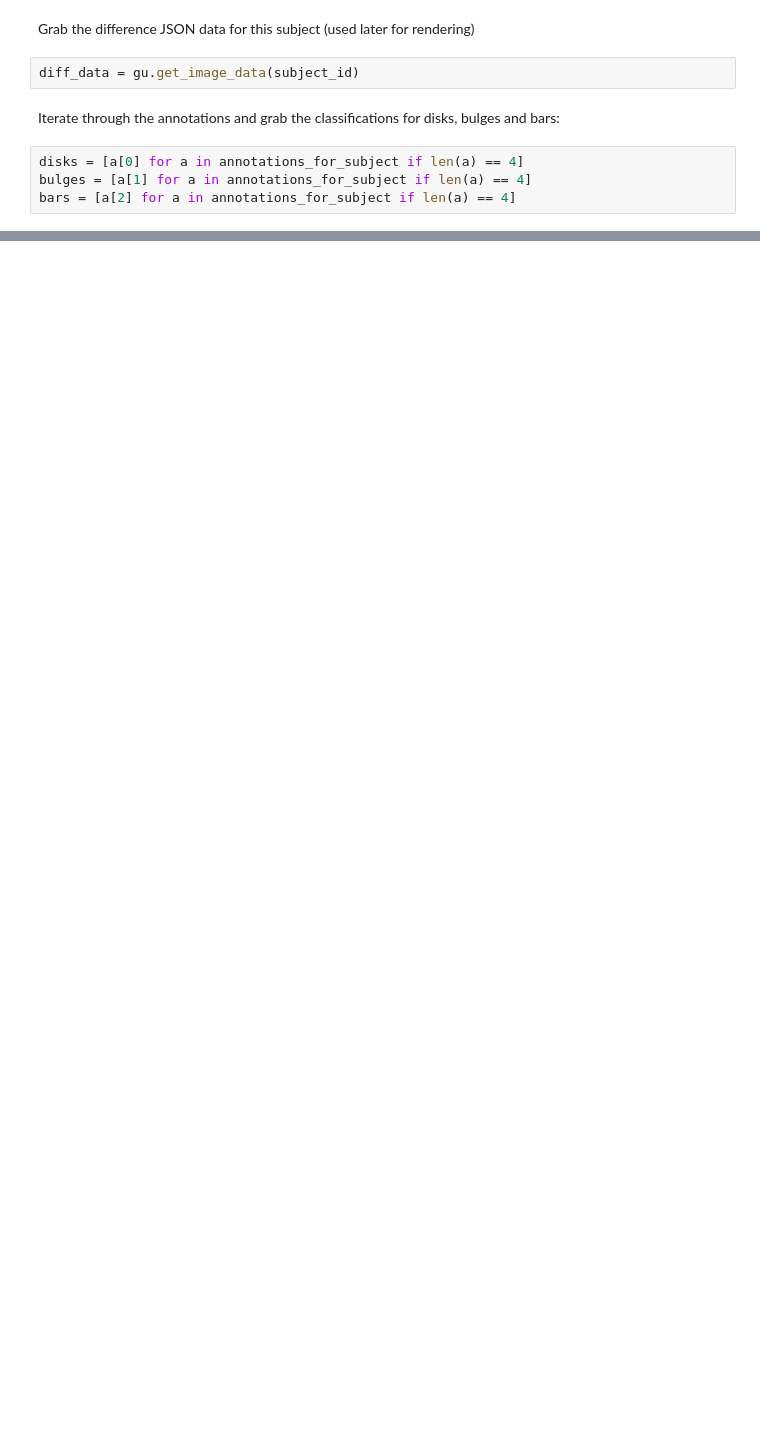
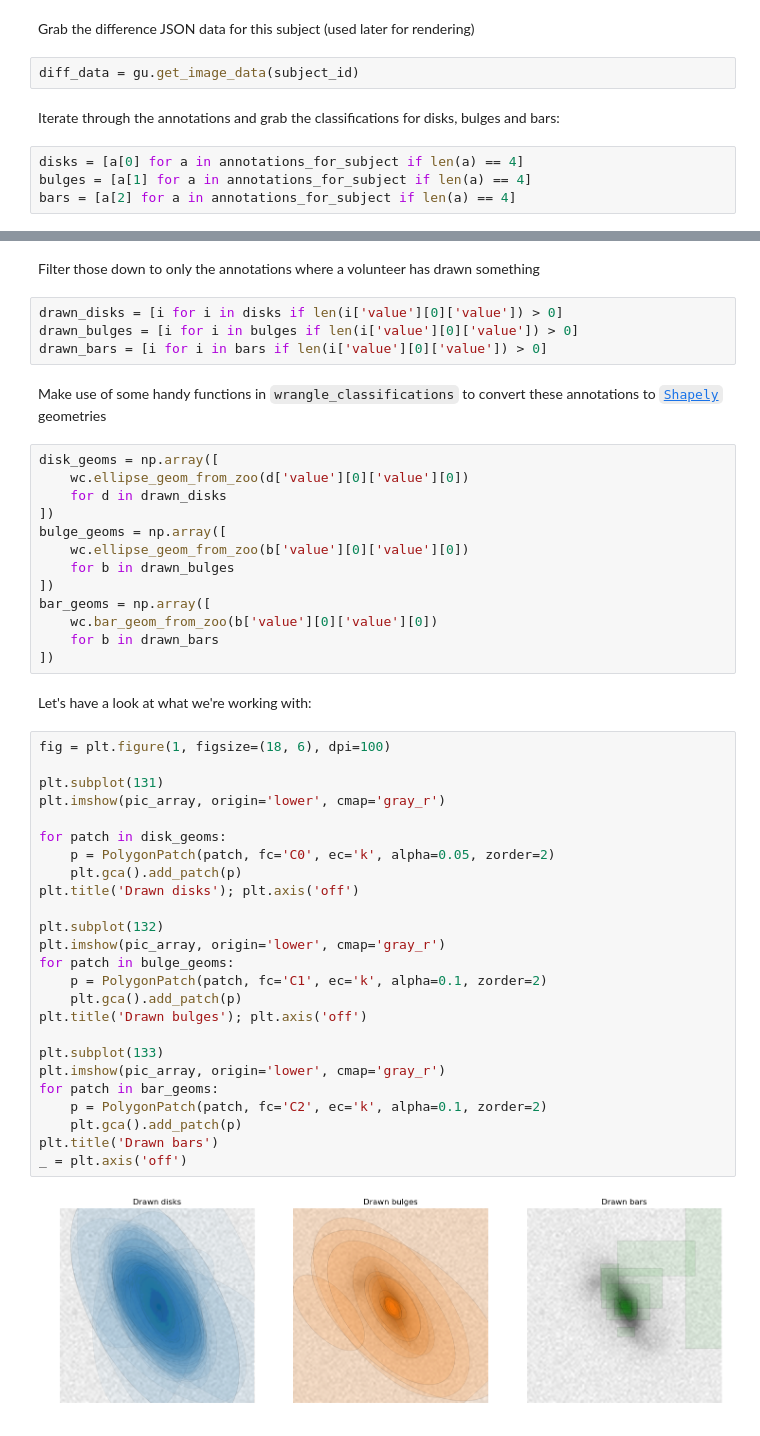
Before and after one commit to tingard/Galaxy-builder-aggregation, a Jupyter notebook: component-clustering/cluster-bulge-disk.ipynb, the cells around one changed output, grey strips where cells are left out. Drawn from its saved outputs; the diff is of its cells as text; blank space fills up the shorter version.

```diff
--- a/component-clustering/cluster-bulge-disk.ipynb
+++ b/component-clustering/cluster-bulge-disk.ipynb
@@ -573,0 +80,50 @@ _ = pm.display('clustered_components', f)
+# %% [markdown]
+Filter those down to only the annotations where a volunteer has drawn something
+# %%
+drawn_disks = [i for i in disks if len(i['value'][0]['value']) > 0]
+drawn_bulges = [i for i in bulges if len(i['value'][0]['value']) > 0]
+drawn_bars = [i for i in bars if len(i['value'][0]['value']) > 0]
+# %% [markdown]
+Make use of some handy functions in `wrangle_classifications` to convert these annotations to [`Shapely`](https://shapely.readthedocs.io/en/stable/) geometries
+# %%
+disk_geoms = np.array([
+    wc.ellipse_geom_from_zoo(d['value'][0]['value'][0])
+    for d in drawn_disks
+])
+bulge_geoms = np.array([
+    wc.ellipse_geom_from_zoo(b['value'][0]['value'][0])
+    for b in drawn_bulges
+])
+bar_geoms = np.array([
+    wc.bar_geom_from_zoo(b['value'][0]['value'][0])
+    for b in drawn_bars
+])
+# %% [markdown]
+Let's have a look at what we're working with:
+# %%
+fig = plt.figure(1, figsize=(18, 6), dpi=100)
+
+plt.subplot(131)
+plt.imshow(pic_array, origin='lower', cmap='gray_r')
+
+for patch in disk_geoms:
+    p = PolygonPatch(patch, fc='C0', ec='k', alpha=0.05, zorder=2)
+    plt.gca().add_patch(p)
+plt.title('Drawn disks'); plt.axis('off')
+
+plt.subplot(132)
+plt.imshow(pic_array, origin='lower', cmap='gray_r')
+for patch in bulge_geoms:
+    p = PolygonPatch(patch, fc='C1', ec='k', alpha=0.1, zorder=2)
+    plt.gca().add_patch(p)
+plt.title('Drawn bulges'); plt.axis('off')
+
+plt.subplot(133)
+plt.imshow(pic_array, origin='lower', cmap='gray_r')
+for patch in bar_geoms:
+    p = PolygonPatch(patch, fc='C2', ec='k', alpha=0.1, zorder=2)
+    plt.gca().add_patch(p)
+plt.title('Drawn bars')
+_ = plt.axis('off')
+# %% [output]
+[figure, added]
```
Also changed, not shown: parts of 72 cells of this notebook, 7 other files.
